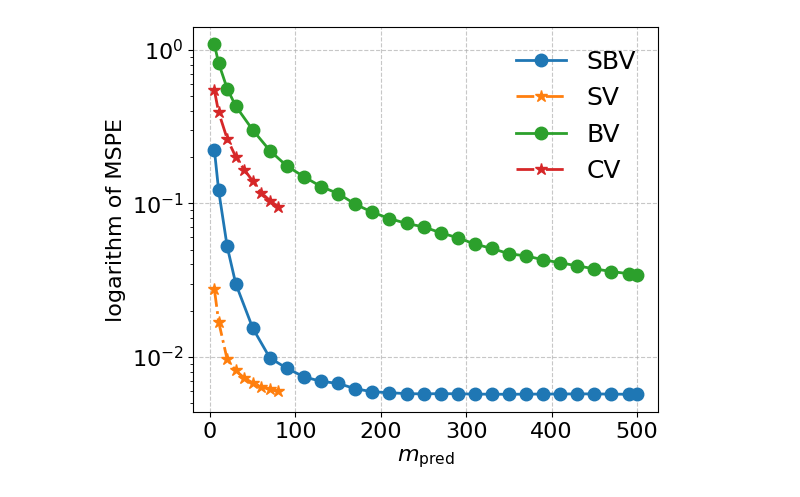
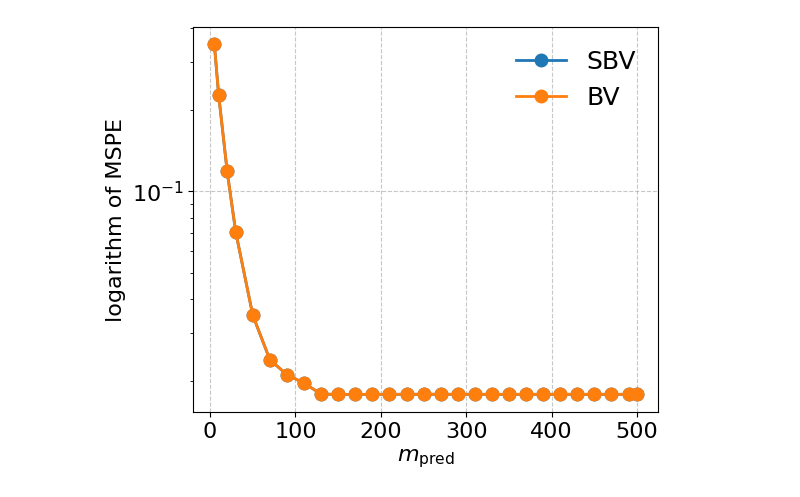
Before and after one commit to paper-code1/VecchiaConditionalExtremes, a Jupyter notebook: experiments/simulations/GPsimu.ipynb, the cells around one changed output. Saved outputs shown, nothing was run; the diff lists cells and outputs as text; code cells hidden in the pictures.

```diff
--- a/experiments/simulations/GPsimu.ipynb
+++ b/experiments/simulations/GPsimu.ipynb
@@ -321,52 +321,33 @@ df_no_scaled_bv = df_no_scaled.iloc[:len(m_bv_test)].reset_index(drop=True)
 # %%
-scale_factor = 1
-
 # Create the plot
 plt.figure(figsize=(6, 5))
 
-# Define line styles for different scaling
-markers = {'Scaled': 'o', 'Not Scaled': 's'}
-colors = {'Scaled': 'red', 'Not Scaled': 'blue'}
-
-plt.plot(m_bv_test, df_scaled_bv['mspe'] * scale_factor,
+plt.plot(m_bv_test, float_mspe_values,
              label="SBV",
              marker="o",  # Add markers to each point
              markersize=9,
              linestyle="-",  # Different line styles
             #  color=colors['Scaled'],
              linewidth=2)
-plt.plot(m_cv_test, df_scaled_cv['mspe'] * scale_factor,
-             label="SV",
-             marker="*",  # Add markers to each point
-             markersize=9,
-             linestyle="-.",  # Different line styles
-            #  color=colors['Scaled'],
-             linewidth=2)
-plt.plot(m_bv_test, df_no_scaled_bv['mspe'] * scale_factor,
+plt.plot(m_bv_test, double_mspe_values,
              label="BV",
              marker="o",  # Add markers to each point
              markersize=9,
              linestyle='-',  # Different line styles
             #  color=colors['Not Scaled'],
              linewidth=2)
-plt.plot(m_cv_test, df_no_scaled_cv['mspe'] * scale_factor,
-             label="CV",
-             marker="*",  # Add markers to each point
-             markersize=9,
-             linestyle='-.',  # Different line styles
-            #  color=colors['Not Scaled'],
-             linewidth=2)
+
 
 # plt.title('KL Divergence vs m')
 plt.xlabel(r'$m_{\text{pred}}$')
 plt.ylabel(r'logarithm of MSPE')
 plt.yscale('log')
 plt.grid(True, linestyle='--', alpha=0.7)
 plt.legend(frameon=False, fontsize=18)
 
 # Save the plot
 os.makedirs('./fig', exist_ok=True)
 plt.savefig('./fig/mspe_comparison.pdf', bbox_inches='tight', dpi=300)
 plt.show()
 # %% [output]
-[figure, old version]
+[figure, new version]
```
Also changed, not shown: parts of 8 cells of this notebook, 14 other files.
